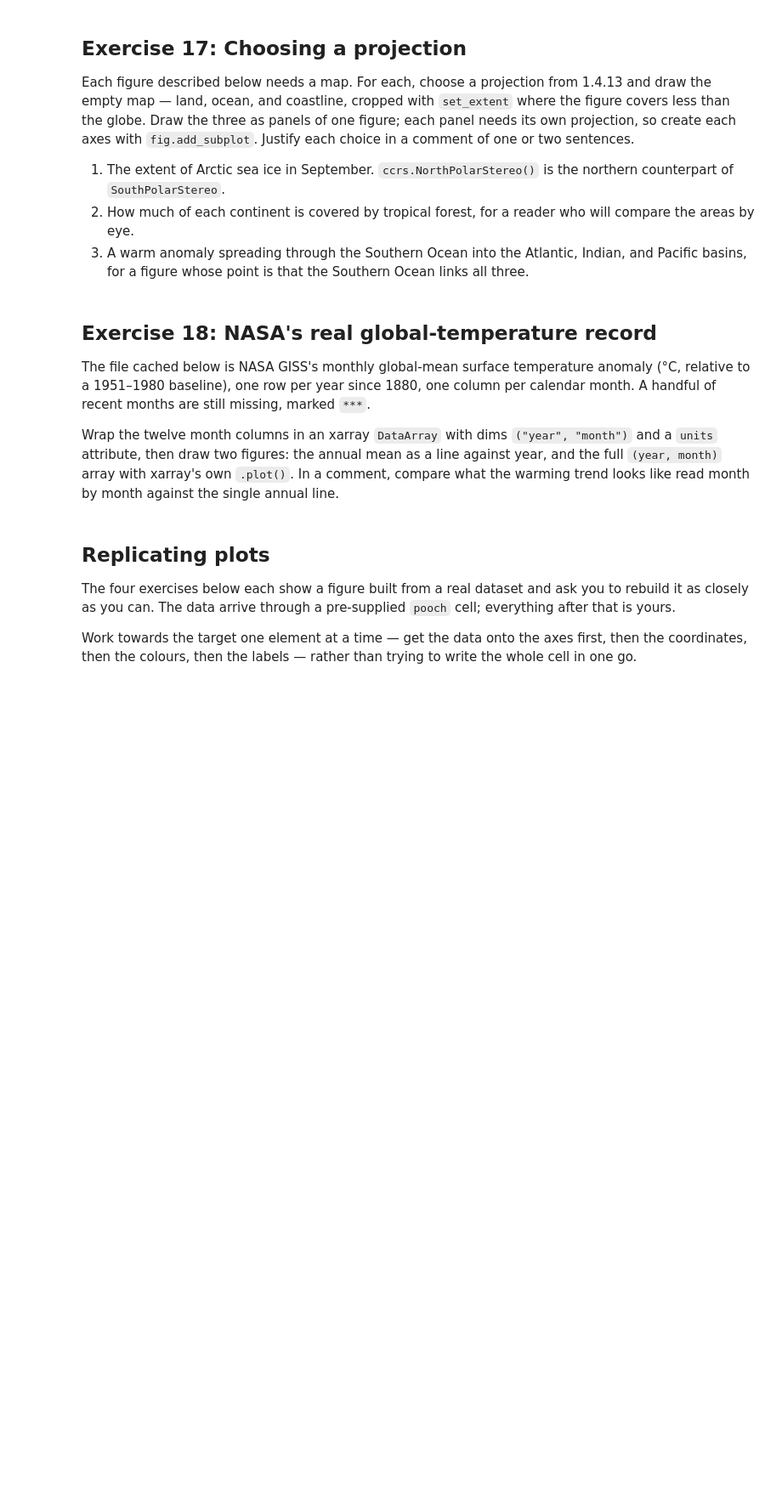
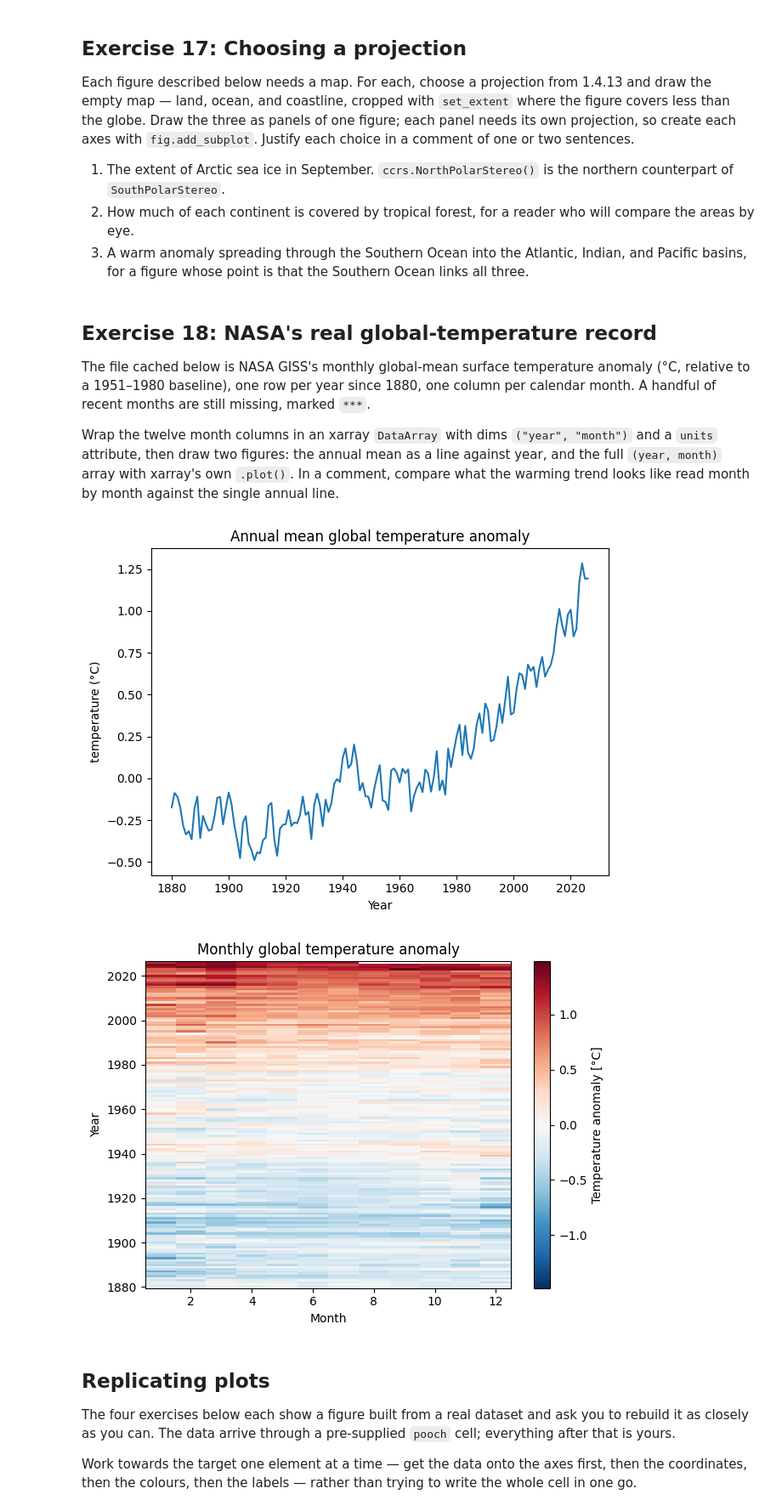
Before and after one commit to Lorena-garciamorais/2026_Intro_Python, a Jupyter notebook: live/part-I/1.4-matplotlib-and-xarray-exercises.ipynb, the cells around one changed output. Shown at 85% size. Cells and saved outputs as stored; diff of their text form; code cells hidden in the pictures; blank space fills up the shorter version.

```diff
--- a/live/part-I/1.4-matplotlib-and-xarray-exercises.ipynb
+++ b/live/part-I/1.4-matplotlib-and-xarray-exercises.ipynb
@@ -385,15 +391,55 @@ path = pooch.retrieve(
 # %%
 # Your solution here
 # Hint: load the file with
 #       np.genfromtxt(path, skip_header=1, delimiter=",", names=True,
 #                     missing_values="***", filling_values=np.nan)
 #       -- names=True reads the header row, so the columns are data["Year"], data["Jan"], ...
 # Hint: np.column_stack((data["Jan"], data["Feb"], ..., data["Dec"])) puts the twelve month
 #       columns side by side as one (year, month) array
 # Hint: the coordinates are data["Year"] and np.arange(1, 13)
 # Hint: .mean(dim="month") skips the missing months on its own
 # Hint: .plot() on the 2D DataArray draws a pcolormesh, and labels the colorbar from the
 #       long_name and units attributes
+
+data = np.genfromtxt(path, skip_header = 1, delimiter = ",", names = True, missing_values = "***", filling_values = np.nan)
+temp = np.column_stack((data["Jan"], data["Feb"], data["Mar"], data["Apr"], data["May"], data["Jun"], data["Jul"], data["Aug"], data["Sep"], data["Oct"], data["Nov"], data["Dec"]))
+
+temperature = xr.DataArray(
+    temp,
+    dims=("year", "month"),
+    coords={"year": data["Year"], "month": np.arange(1, 13)},
+    attrs={
+        "long_name": "Temperature anomaly",
+        "units": "°C"
+    }
+)
+
+# annual mean global temperature anomaly
+annual_mean = temperature.mean(dim="month")
+
+plt.figure()
+annual_mean.plot()
+
+plt.title("Annual mean global temperature anomaly")
+plt.xlabel("Year")
+plt.ylabel("temperature (°C)")
+
+plt.tight_layout()
+plt.show()
+
+# Monthly global temperature anomaly
+plt.figure()
+temperature.plot()
+
+plt.title("Monthly global temperature anomaly")
+plt.xlabel("Month")
+plt.ylabel("Year")
+
+plt.tight_layout()
+plt.show()
+# %% [output]
+[figure, added]
+[figure, added]
 # %% [markdown]
 ## Replicating plots
 
```
Also changed, not shown: parts of 8 cells of this notebook.
